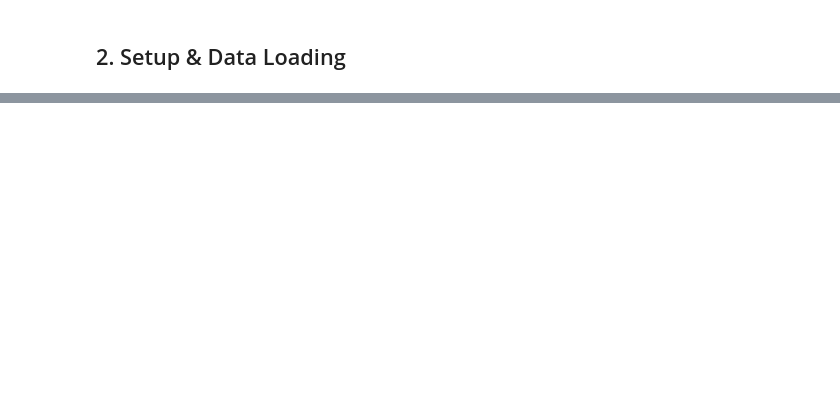
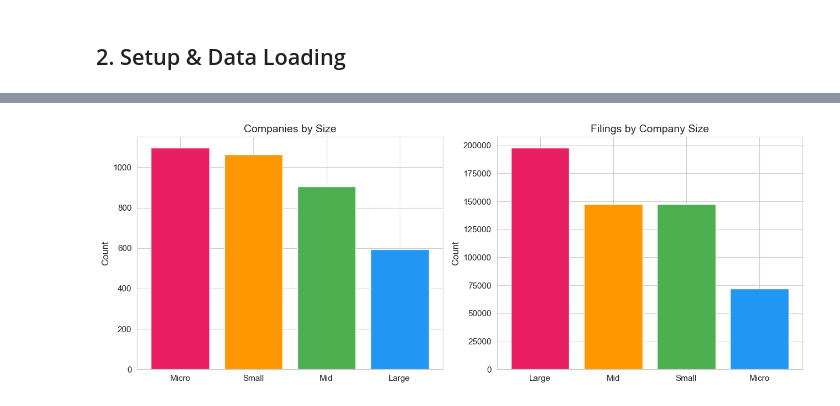
Before and after one commit to zaranip/ml-final-project, a Jupyter notebook: insider_trading_signals.ipynb, the cells around one changed output, grey strips where cells are left out. Drawn from its saved outputs; the diff is of its cells as text; code cells hidden in the pictures; blank space fills up the shorter version.

```diff
--- a/insider_trading_signals.ipynb
+++ b/insider_trading_signals.ipynb
@@ -966,0 +140,13 @@ plt.tight_layout(); plt.show()
+# %%
+# (d) Size category
+fig, axes = plt.subplots(1, 2, figsize=(13, 5))
+sz = companies['size_category'].value_counts()
+axes[0].bar(sz.index, sz.values, color=['#E91E63','#FF9800','#4CAF50','#2196F3'])
+axes[0].set_title('Companies by Size'); axes[0].set_ylabel('Count')
+fm = filings.merge(companies[['ticker','size_category']], on='ticker', how='left')
+szf = fm['size_category'].value_counts()
+axes[1].bar(szf.index, szf.values, color=['#E91E63','#FF9800','#4CAF50','#2196F3'])
+axes[1].set_title('Filings by Company Size'); axes[1].set_ylabel('Count')
+plt.tight_layout(); plt.show()
+# %% [output]
+[figure, added]
```
Also changed, not shown: parts of 93 cells of this notebook, 6 other files.
